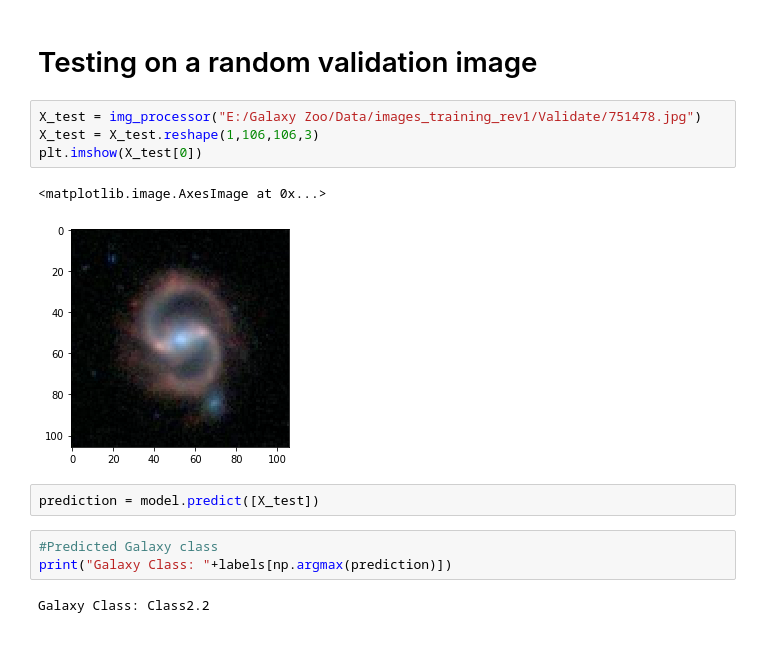
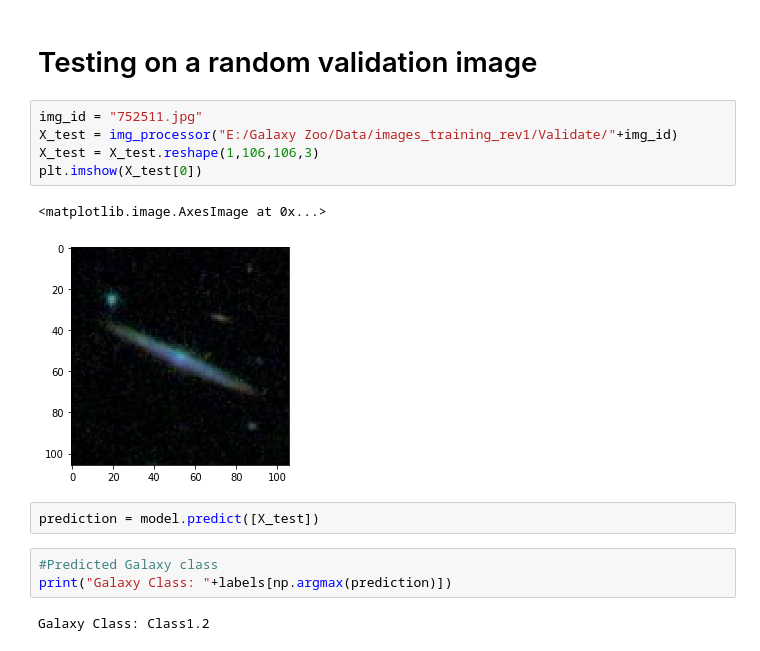
Before and after one commit to obi-wan-shinobi/Galaxy_Zoo, a Jupyter notebook: Galaxy_Zoo.ipynb, the cells around one changed output. Cells and saved outputs as stored; diff of their text form.

```diff
--- a/Galaxy_Zoo.ipynb
+++ b/Galaxy_Zoo.ipynb
@@ -393,18 +393,19 @@ model.save("E:/Galaxy Zoo/Data/Models/"+model_name)
 # %% [markdown]
 # Testing on a random validation image
 # %%
-X_test = img_processor("E:/Galaxy Zoo/Data/images_training_rev1/Validate/751478.jpg")
+img_id = "752511.jpg"
+X_test = img_processor("E:/Galaxy Zoo/Data/images_training_rev1/Validate/"+img_id)
 X_test = X_test.reshape(1,106,106,3)
 plt.imshow(X_test[0])
 # %% [output]
 <matplotlib.image.AxesImage at 0x...>
-[figure, old version]
+[figure, new version]
 # %%
 prediction = model.predict([X_test])
 # %%
 #Predicted Galaxy class
 print("Galaxy Class: "+labels[np.argmax(prediction)])
 # %% [output]
-Galaxy Class: Class2.2
+Galaxy Class: Class1.2
 # %%
 #Actual Galaxy class
```
Also changed, not shown: parts of 1 cell of this notebook.
